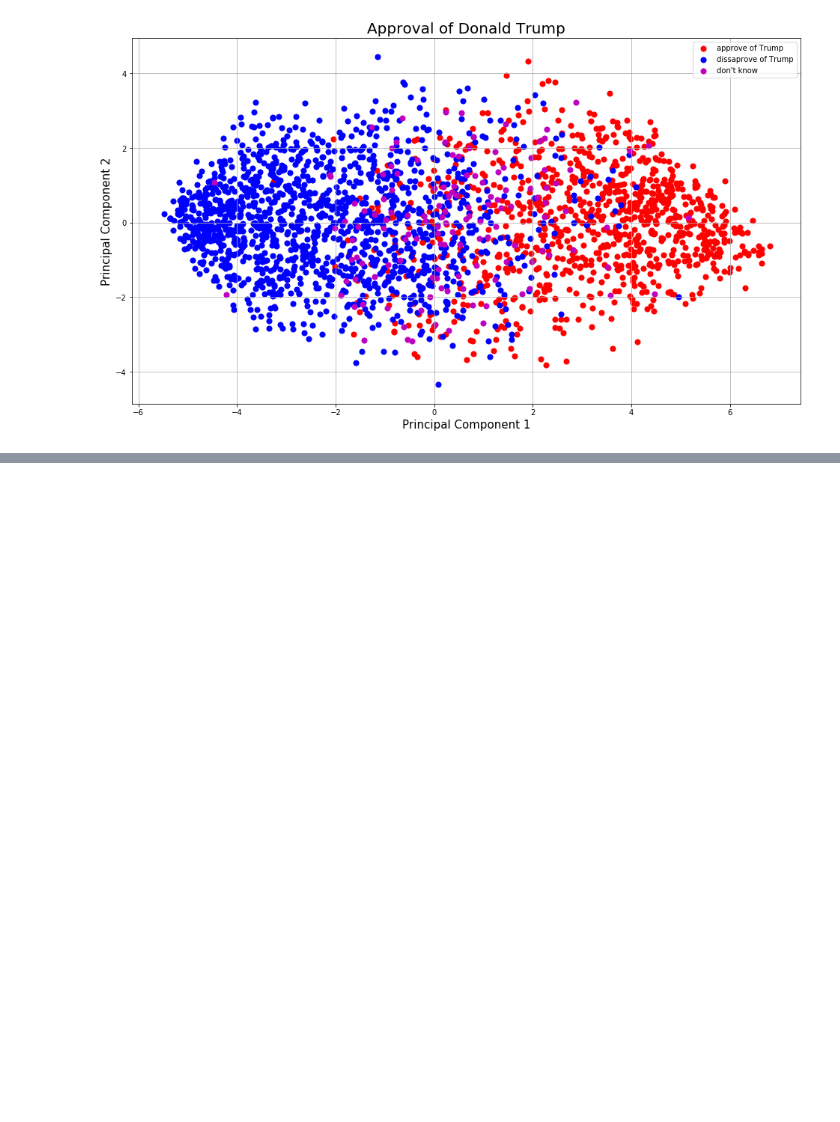
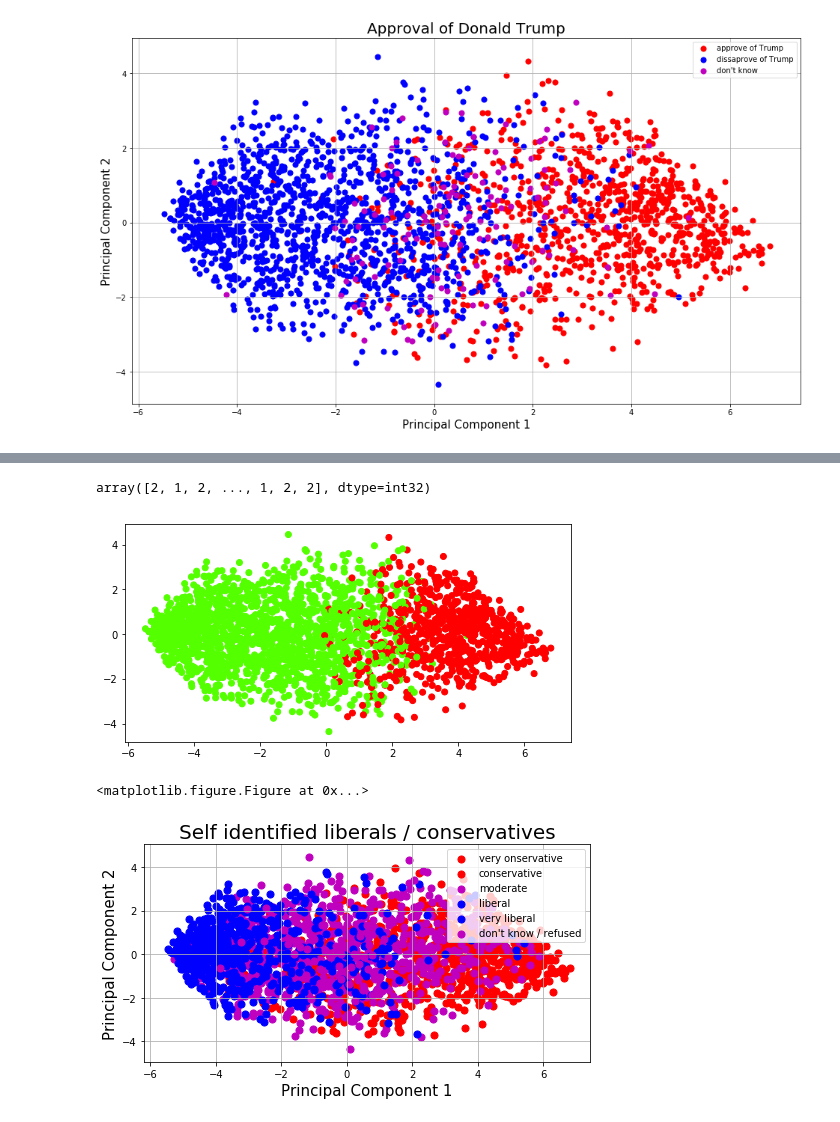
Before and after one commit to taylor-rao/unsupervised, a Jupyter notebook: unsupervised.ipynb, the cells around one changed output, grey strips where cells are left out. Saved outputs shown, nothing was run; the diff lists cells and outputs as text; code cells hidden in the pictures; blank space fills up the shorter version.

```diff
--- a/unsupervised.ipynb
+++ b/unsupervised.ipynb
@@ -294,3 +325,36 @@ plt.show()
+# %%
+from scipy.cluster.hierarchy import fcluster
+max_d = 100
+clusters = fcluster(Z, max_d, criterion='distance')
+clusters
+# %% [output]
+array([2, 1, 2, ..., 1, 2, 2], dtype=int32)
+# %%
+fig = plt.figure(figsize = (8,4))
+
+plt.scatter(x,y, c = clusters, cmap = 'prism')
+plt.figure(figsize=(1,2))
+plt.show()
+
+fig = plt.figure(figsize = (8,4))
+ax = fig.add_subplot(1,1,1)
+ax.set_xlabel('Principal Component 1', fontsize = 15)
+ax.set_ylabel('Principal Component 2', fontsize = 15)
+ax.set_title('Self identified liberals / conservatives', fontsize = 20)
+targets = [1, 2, 3, 4, 5, 9]
+colors = ['r', 'r', 'm', 'b', 'b', 'm']
+for target, color in zip(targets,colors):
+    indicesToKeep = finalDf['ideo'] == target
+    ax.scatter(finalDf.loc[indicesToKeep, 'principal component 1']
+               , finalDf.loc[indicesToKeep, 'principal component 2']
+               , c = color
+               , s = 50)
+ax.legend(['very onservative', 'conservative', 'moderate', 'liberal', 'very liberal', "don't know / refused"])
+ax.grid()
+# %% [output]
+[figure, added]
+<matplotlib.figure.Figure at 0x...>
+[figure, added]
 # %% [markdown]
 # Conclusions and Next Steps
 As can be seen be these charts, the first PC seems to correspond very well to the left / right dimension. This suggests that thinking of the political spectrum in this way actually makes sense.
```
Also changed, not shown: parts of 8 cells of this notebook.
